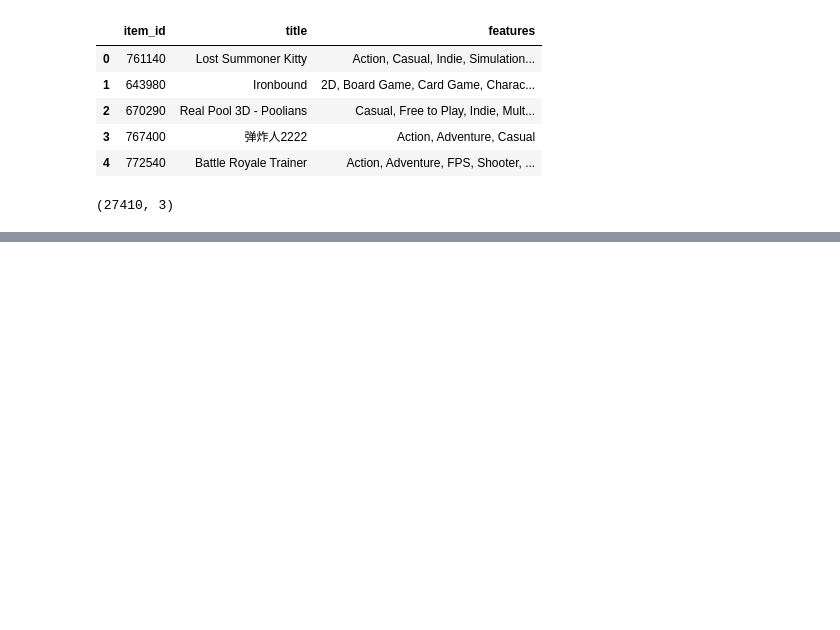
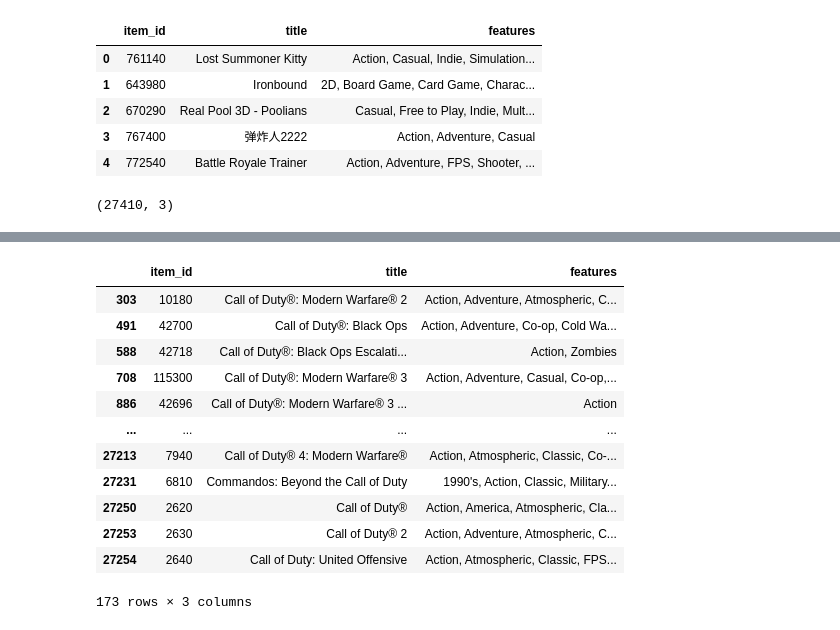
Before and after one commit to SantosIparraguirre/Sistema-Recomendacion-Steam, a Jupyter notebook: ETL/game_recommendation.ipynb, the cells around one changed output, grey strips where cells are left out. Drawn from its saved outputs; the diff is of its cells as text; code cells hidden in the pictures; blank space fills up the shorter version.

```diff
--- a/ETL/game_recommendation.ipynb
+++ b/ETL/game_recommendation.ipynb
@@ -90,0 +106,20 @@ df[mask]
+# %%
+# Mascara para filtrar juegos Call of Duty.
+
+mask_cod = df['title'].str.contains('Call of Duty', case=False, na=False)
+# %%
+df[mask_cod]
+# %% [output]
+|  | item_id | title | features |
+| 303 | 10180 | Call of Duty®: Modern Warfare® 2 | Action, Adventure, Atmospheric, C... |
+| 491 | 42700 | Call of Duty®: Black Ops | Action, Adventure, Co-op, Cold Wa... |
+| 588 | 42718 | Call of Duty®: Black Ops Escalati... | Action, Zombies |
+| 708 | 115300 | Call of Duty®: Modern Warfare® 3 | Action, Adventure, Casual, Co-op,... |
+| 886 | 42696 | Call of Duty®: Modern Warfare® 3 ... | Action |
+| ... | ... | ... | ... |
+| 27213 | 7940 | Call of Duty® 4: Modern Warfare® | Action, Atmospheric, Classic, Co-... |
+| 27231 | 6810 | Commandos: Beyond the Call of Duty | 1990's, Action, Classic, Military... |
+| 27250 | 2620 | Call of Duty® | Action, America, Atmospheric, Cla... |
+| 27253 | 2630 | Call of Duty® 2 | Action, Adventure, Atmospheric, C... |
+| 27254 | 2640 | Call of Duty: United Offensive | Action, Atmospheric, Classic, FPS... |
+173 rows × 3 columns
```
Also changed, not shown: parts of 12 cells of this notebook, 5 other files.
